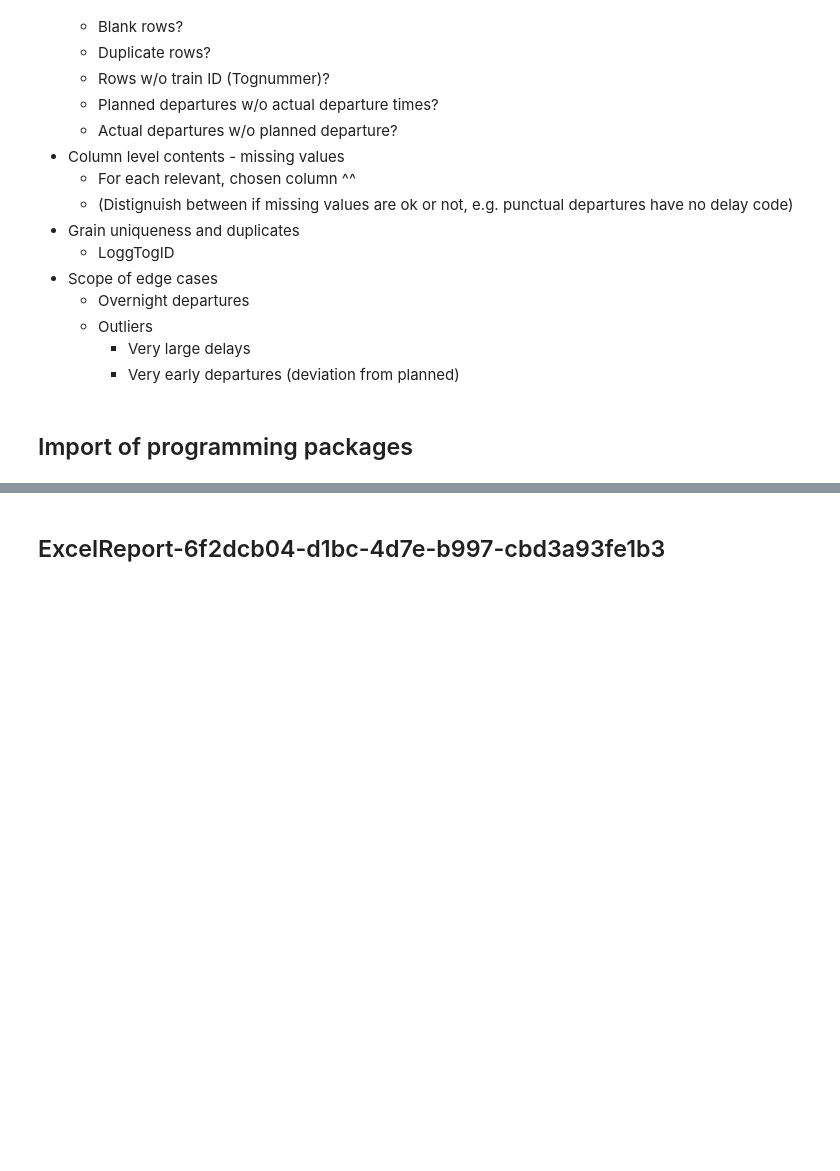
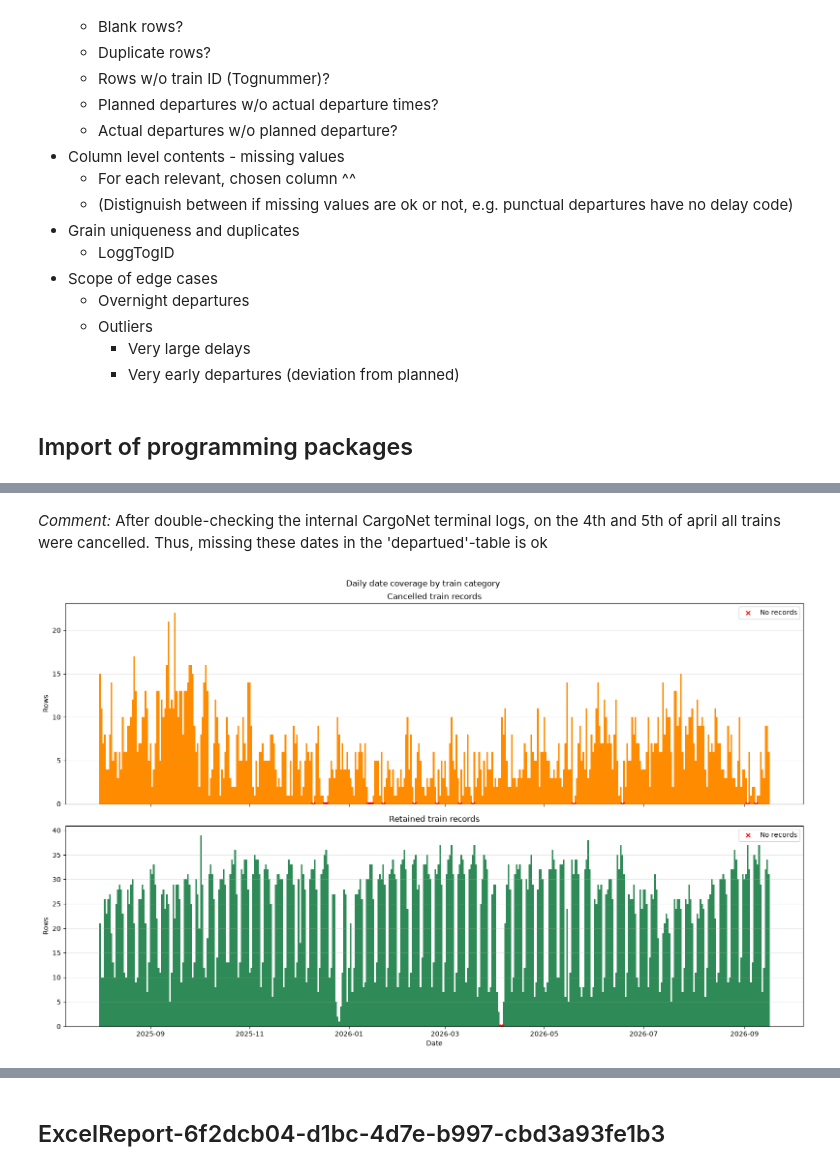
Before and after one commit to KriStrom/masteroppgave26SixSigmaDataanalyse, a Jupyter notebook: 01_measure_phase/01_01_data_quality_analysis.ipynb, the cells around one changed output, grey strips where cells are left out. Saved outputs shown, nothing was run; the diff lists cells and outputs as text; code cells hidden in the pictures; blank space fills up the shorter version.

Commit message:
did wuality analysis of vy timings data

```diff
--- a/01_measure_phase/01_01_data_quality_analysis.ipynb
+++ b/01_measure_phase/01_01_data_quality_analysis.ipynb
@@ -42,0 +71,3 @@ import pandas as pd
+# %%
+# Import
+df_vy_alnabru_timings = pd.read_csv("../data/bronze_tp_operating_train_routes_ALB.csv", sep=";", encoding="utf-8-sig")
@@ -42,0 +265,16 @@ import pandas as pd
+# %%
+cancelled_daily_counts, cancelled_missing_dates = check_date_coverage(
+    df=df_vy_cancelled_trains,
+    date_column="train_date",
+    start_date=start_date,
+    end_date=end_date,
+    label="Cancelled trains"
+)
+
+retained_daily_counts, retained_missing_dates = check_date_coverage(
+    df=df_vy_timings_filtered,
+    date_column="train_date",
+    start_date=start_date,
+    end_date=end_date,
+    label="Retained trains"
+)
@@ -42,0 +299,50 @@ import pandas as pd
+# %% [markdown]
+*Comment:* After double-checking the internal CargoNet terminal logs, on the 4th and 5th of april all trains were cancelled. Thus, missing these dates in the 'departued'-table is ok
+# %%
+# Visualize the data
+
+fig, axes = plt.subplots(
+    nrows=2,
+    ncols=1,
+    figsize=(16, 10),
+    sharex=True
+)
+
+datasets = [
+    ("Cancelled train records", cancelled_daily_counts, "darkorange"),
+    ("Retained train records", retained_daily_counts, "seagreen")
+]
+
+for ax, (label, daily_counts, color) in zip(axes, datasets):
+    ax.bar(
+        daily_counts.index,
+        daily_counts["number_of_rows"],
+        width=1.0,
+        color=color
+    )
+
+    zero_dates = daily_counts.index[
+        daily_counts["number_of_rows"] == 0
+    ]
+
+    ax.scatter(
+        zero_dates,
+        [0] * len(zero_dates),
+        color="red",
+        marker="x",
+        s=35,
+        label="No records"
+    )
+
+    ax.set_ylabel("Rows")
+    ax.set_title(label)
+    ax.grid(axis="y", alpha=0.3)
+    ax.legend()
+
+axes[-1].set_xlabel("Date")
+
+plt.suptitle("Daily date coverage by train category")
+plt.tight_layout()
+plt.show()
+# %% [output]
+[figure, added]
```
Also changed, not shown: parts of 83 cells of this notebook.
